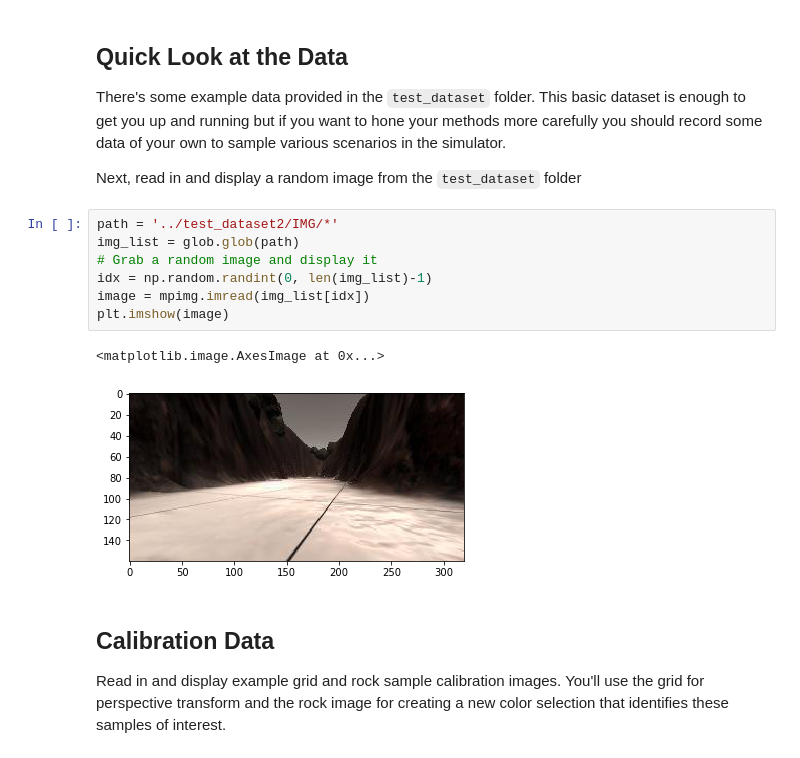
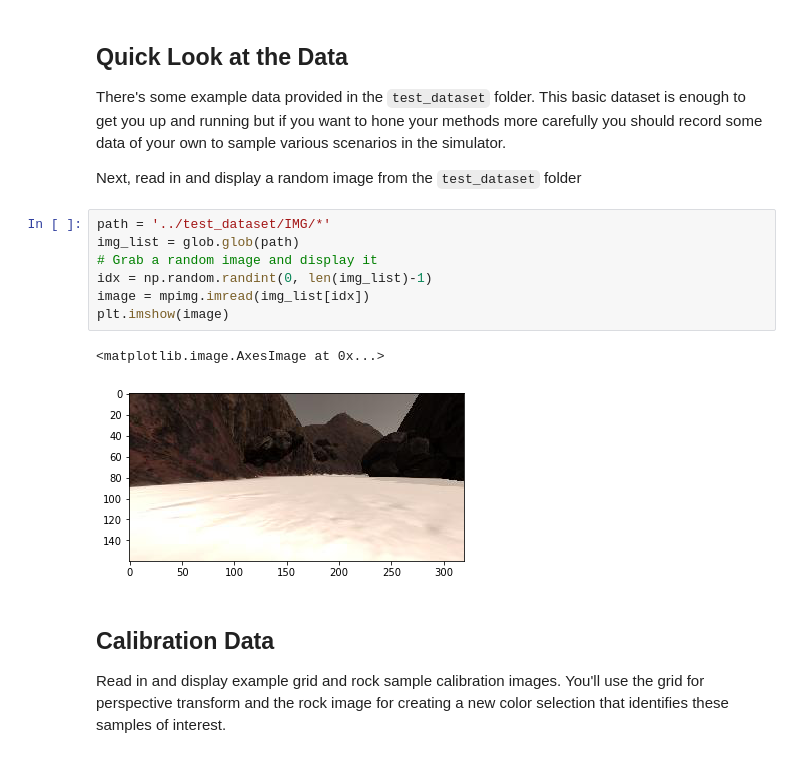
Before and after one commit to TianHuaBooks/Robot1, a Jupyter notebook: code/Rover_Project_Test_Notebook.ipynb, the cells around one changed output. Drawn from its saved outputs; the diff is of its cells as text.

```diff
--- a/code/Rover_Project_Test_Notebook.ipynb
+++ b/code/Rover_Project_Test_Notebook.ipynb
@@ -35,15 +35,15 @@ There's some example data provided in the `test_dataset` folder.  This basic dat
 
 Next, read in and display a random image from the `test_dataset` folder
 # %%
-path = '../test_dataset2/IMG/*'
+path = '../test_dataset/IMG/*'
 img_list = glob.glob(path)
 # Grab a random image and display it
 idx = np.random.randint(0, len(img_list)-1)
 image = mpimg.imread(img_list[idx])
 plt.imshow(image)
 # %% [output]
 <matplotlib.image.AxesImage at 0x...>
-[figure, old version]
+[figure, new version]
 # %% [markdown]
 ## Calibration Data
 Read in and display example grid and rock sample calibration images.  You'll use the grid for perspective transform and the rock image for creating a new color selection that identifies these samples of interest.
```
Also changed, not shown: parts of 2 cells of this notebook, 5 other files.
